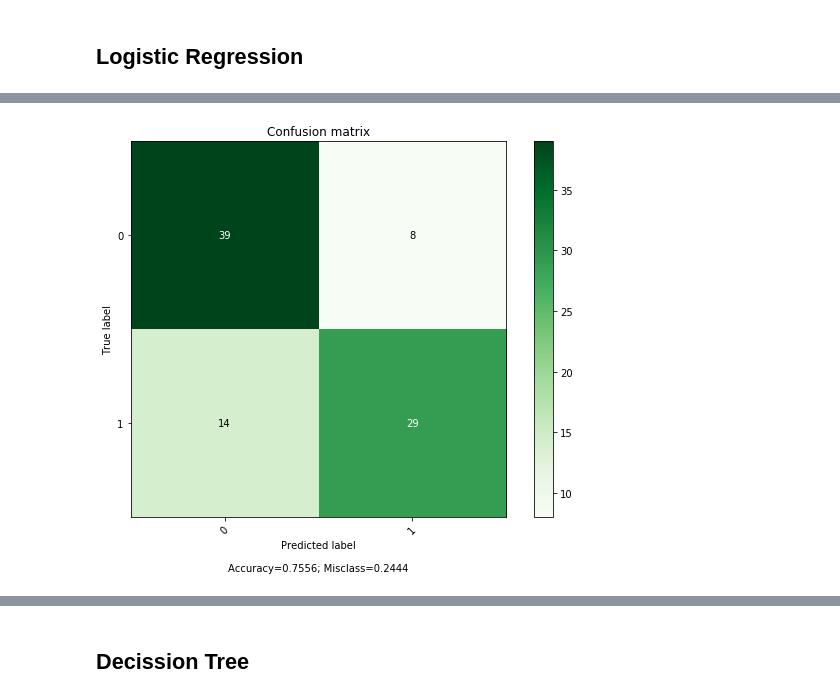
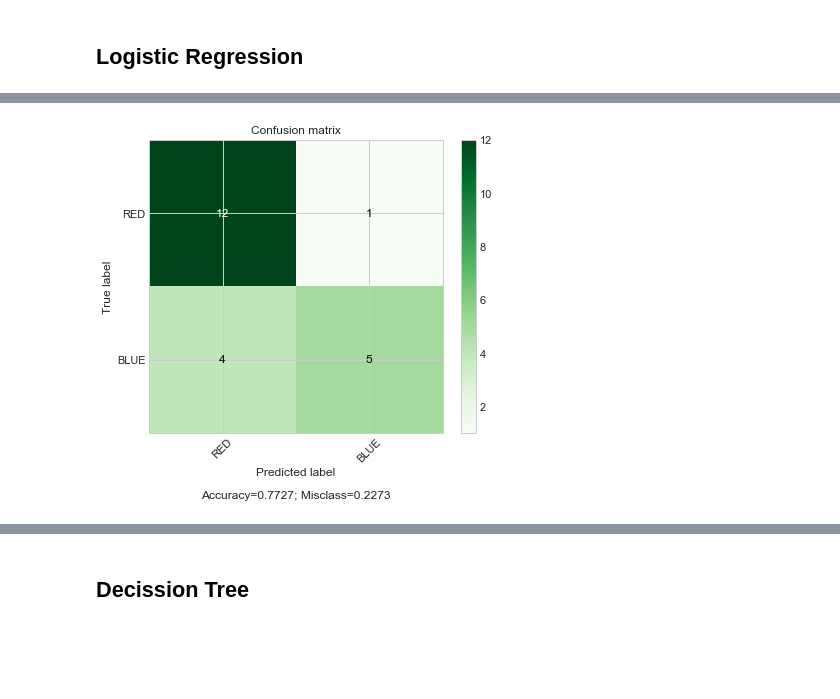
Before and after one commit to davidggphy/2019_03_Curso_IFT, a Jupyter notebook: notebooks/01_classification/01_classification_algorithms_sklearn.ipynb, the cells around one changed output, grey strips where cells are left out. Cells and saved outputs as stored; diff of their text form; code cells hidden in the pictures; blank space fills up the shorter version.

```diff
--- a/notebooks/01_classification/01_classification_algorithms_sklearn.ipynb
+++ b/notebooks/01_classification/01_classification_algorithms_sklearn.ipynb
@@ -2,0 +3,14 @@
+# %%
+%load_ext autoreload
+%autoreload 2
+import os
+# %matplotlib notebook
+%matplotlib inline
+import numpy as np
+import matplotlib.pyplot as plt
+import seaborn as sns
+sns.set()
+plt.style.use('seaborn-whitegrid')
+import sklearn
+from sklearn.model_selection import train_test_split
+from sklearn import metrics
@@ -51,7 +103,9 @@ X_val,X_test,Y_val, Y_test = train_test_split(X_val,Y_val,test_size = 0.5)
 ## Logistic Regression
 # %%
 from sklearn.linear_model import LogisticRegression
-clf = LogisticRegression(random_state=0, solver='lbfgs',multi_class='ovr').fit(X_train, Y_train)
+clf = LogisticRegression(random_state=0, solver='lbfgs',multi_class='multinomial').fit(X_train, Y_train)
+# print('TRAIN SET\n---------\n',sklearn.metrics.classification_report(Y_train,clf.predict(X_train)))
+# print('TEST SET\n--------\n',sklearn.metrics.classification_report(Y_val,clf.predict(X_val)))
 # %%
-probs_test = clf.predict_proba(X_val)[:,1]
-Y_pred = clf.predict(X_val)
+Y_val_probs = clf.predict_proba(X_val)[:,1]
+Y_val_pred = clf.predict(X_val)
@@ -98,5 +122,5 @@ plt.show()
 # %%
-confusion_matrix = metrics.confusion_matrix(Y_val,Y_pred)
-plot_confusion_matrix2(confusion_matrix,target_names=['0','1'],normalize=False, cmap=plt.cm.Greens)
+confusion_matrix = metrics.confusion_matrix(Y_val,Y_val_pred)
+plot_confusion_matrix(confusion_matrix,target_names=['RED','BLUE'],normalize=False, cmap=plt.cm.Greens,figsize=(6,5))
 # %% [output]
-[figure, old version]
+[figure, new version]
```
Also changed, not shown: parts of 66 cells of this notebook, 4 other files.
